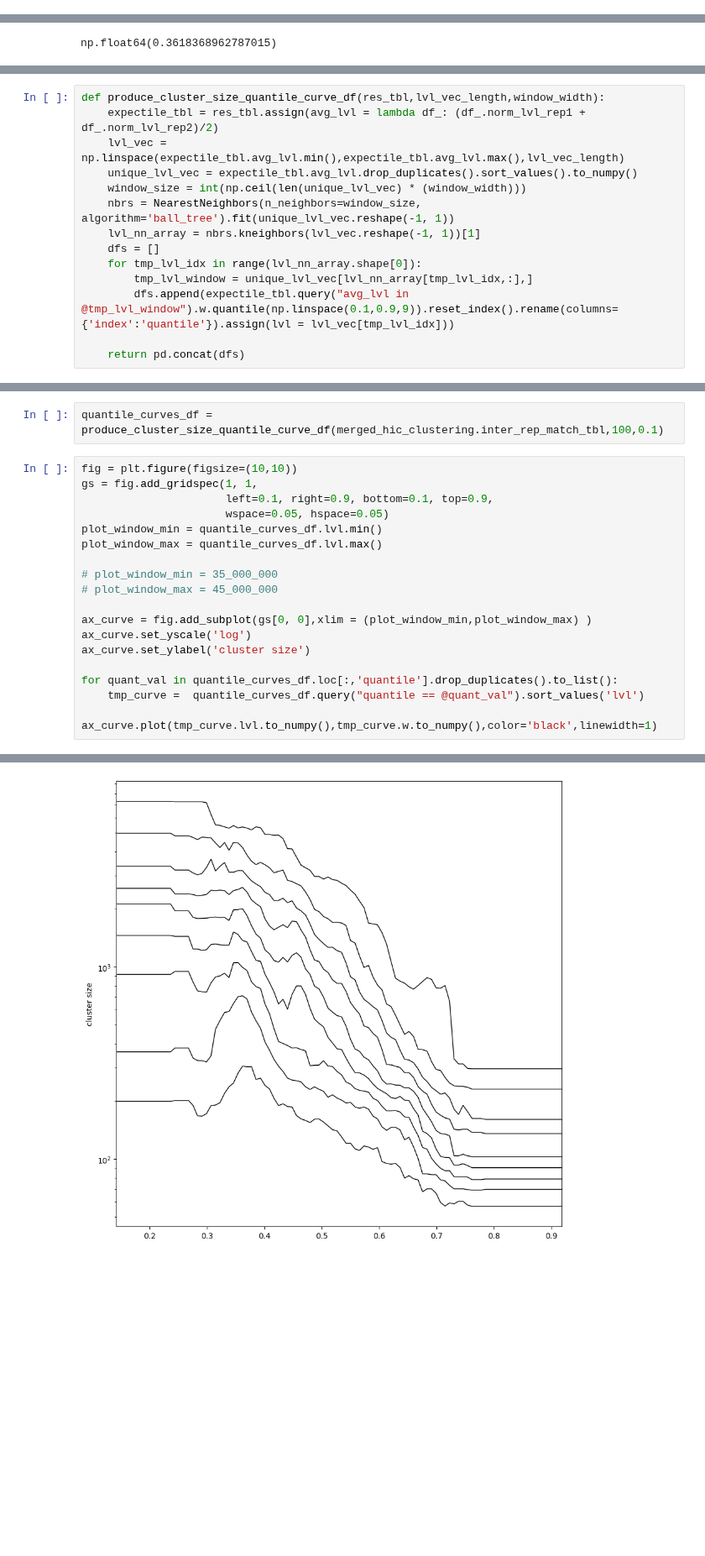
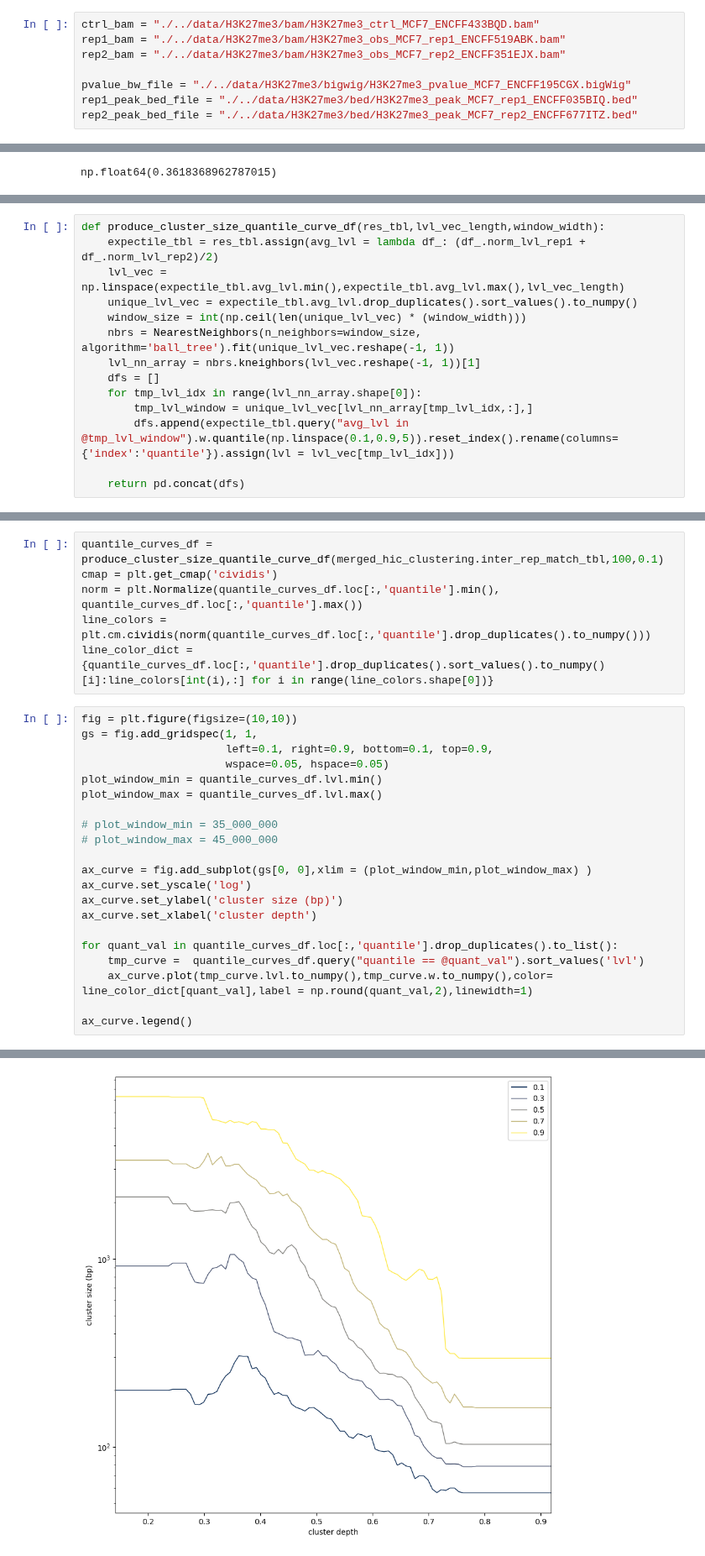
Before and after one commit to princeps091-binf/TFHclust, a Jupyter notebook: scripts/integrate_replicates.ipynb, the cells around one changed output, grey strips where cells are left out. Shown at 84% size. Saved outputs shown, nothing was run; the diff lists cells and outputs as text; blank space fills up the shorter version.

```diff
--- a/scripts/integrate_replicates.ipynb
+++ b/scripts/integrate_replicates.ipynb
@@ -306,6 +307,14 @@ rep2_bam = "./../data/CTCF/bam/CTCF_obs_MCF7_ENCFF623IZG.bam"
 pvalue_bw_file = "./../data/CTCF/bigwig/CTCF_pvalue_MCF7_ENCFF767VZW.bigWig"
 rep1_peak_bed_file = "./../data/CTCF/bed/CTCF_peak_MCF7_rep1_ENCFF167NKR.bed"
 rep2_peak_bed_file = "./../data/CTCF/bed/CTCF_peak_MCF7_rep2_ENCFF613LWE.bed"
+# %%
+ctrl_bam = "./../data/H3K27me3/bam/H3K27me3_ctrl_MCF7_ENCFF433BQD.bam"
+rep1_bam = "./../data/H3K27me3/bam/H3K27me3_obs_MCF7_rep1_ENCFF519ABK.bam"
+rep2_bam = "./../data/H3K27me3/bam/H3K27me3_obs_MCF7_rep2_ENCFF351EJX.bam"
+
+pvalue_bw_file = "./../data/H3K27me3/bigwig/H3K27me3_pvalue_MCF7_ENCFF195CGX.bigWig"
+rep1_peak_bed_file = "./../data/H3K27me3/bed/H3K27me3_peak_MCF7_rep1_ENCFF035BIQ.bed"
+rep2_peak_bed_file = "./../data/H3K27me3/bed/H3K27me3_peak_MCF7_rep2_ENCFF677ITZ.bed"
 # %%
 tmp_chrom = 'chr19'
 bg_df = import_reads(ctrl_bam,tmp_chrom)
@@ -502,7 +576,7 @@ def produce_cluster_size_quantile_curve_df(res_tbl,lvl_vec_length,window_width):
     dfs = []
     for tmp_lvl_idx in range(lvl_nn_array.shape[0]):
         tmp_lvl_window = unique_lvl_vec[lvl_nn_array[tmp_lvl_idx,:],]
-        dfs.append(expectile_tbl.query("avg_lvl in @tmp_lvl_window").w.quantile(np.linspace(0.1,0.9,9)).reset_index().rename(columns={'index':'quantile'}).assign(lvl = lvl_vec[tmp_lvl_idx]))
+        dfs.append(expectile_tbl.query("avg_lvl in @tmp_lvl_window").w.quantile(np.linspace(0.1,0.9,5)).reset_index().rename(columns={'index':'quantile'}).assign(lvl = lvl_vec[tmp_lvl_idx]))
 
     return pd.concat(dfs)
 # %%
@@ -515,5 +586,9 @@ array([0.1, 0.2, 0.3, 0.4, 0.5, 0.6, 0.7, 0.8, 0.9])
 # %%
 quantile_curves_df = produce_cluster_size_quantile_curve_df(merged_hic_clustering.inter_rep_match_tbl,100,0.1)
+cmap = plt.get_cmap('cividis')
+norm = plt.Normalize(quantile_curves_df.loc[:,'quantile'].min(), quantile_curves_df.loc[:,'quantile'].max())
+line_colors = plt.cm.cividis(norm(quantile_curves_df.loc[:,'quantile'].drop_duplicates().to_numpy()))
+line_color_dict = {quantile_curves_df.loc[:,'quantile'].drop_duplicates().sort_values().to_numpy()[i]:line_colors[int(i),:] for i in range(line_colors.shape[0])}
 # %%
 fig = plt.figure(figsize=(10,10))
 gs = fig.add_gridspec(1, 1,
@@ -527,9 +602,12 @@ plot_window_max = quantile_curves_df.lvl.max()
 
 ax_curve = fig.add_subplot(gs[0, 0],xlim = (plot_window_min,plot_window_max) )
 ax_curve.set_yscale('log')
-ax_curve.set_ylabel('cluster size')
+ax_curve.set_ylabel('cluster size (bp)')
+ax_curve.set_xlabel('cluster depth')
 
 for quant_val in quantile_curves_df.loc[:,'quantile'].drop_duplicates().to_list():
     tmp_curve =  quantile_curves_df.query("quantile == @quant_val").sort_values('lvl')
-    ax_curve.plot(tmp_curve.lvl.to_numpy(),tmp_curve.w.to_numpy(),color='black',linewidth=1)
+    ax_curve.plot(tmp_curve.lvl.to_numpy(),tmp_curve.w.to_numpy(),color= line_color_dict[quant_val],label = np.round(quant_val,2),linewidth=1)
+
+ax_curve.legend()
 # %% [output]
@@ -536,2 +615,2 @@ for quant_val in quantile_curves_df.loc[:,'quantile'].drop_duplicates().to_list(
-[figure, old version]
+[figure, new version]
 # %%
```
Also changed, not shown: parts of 14 cells of this notebook, 1 other file.
